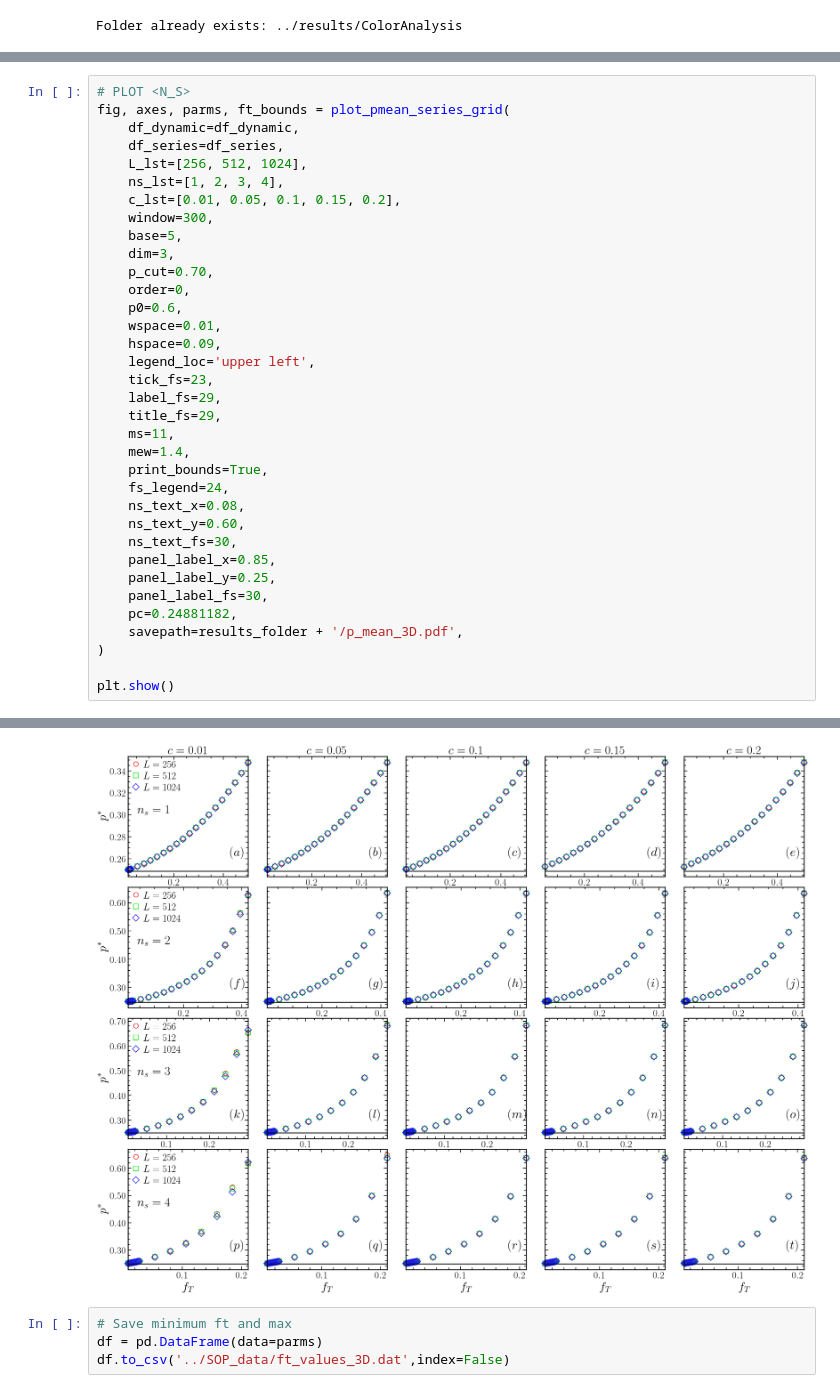
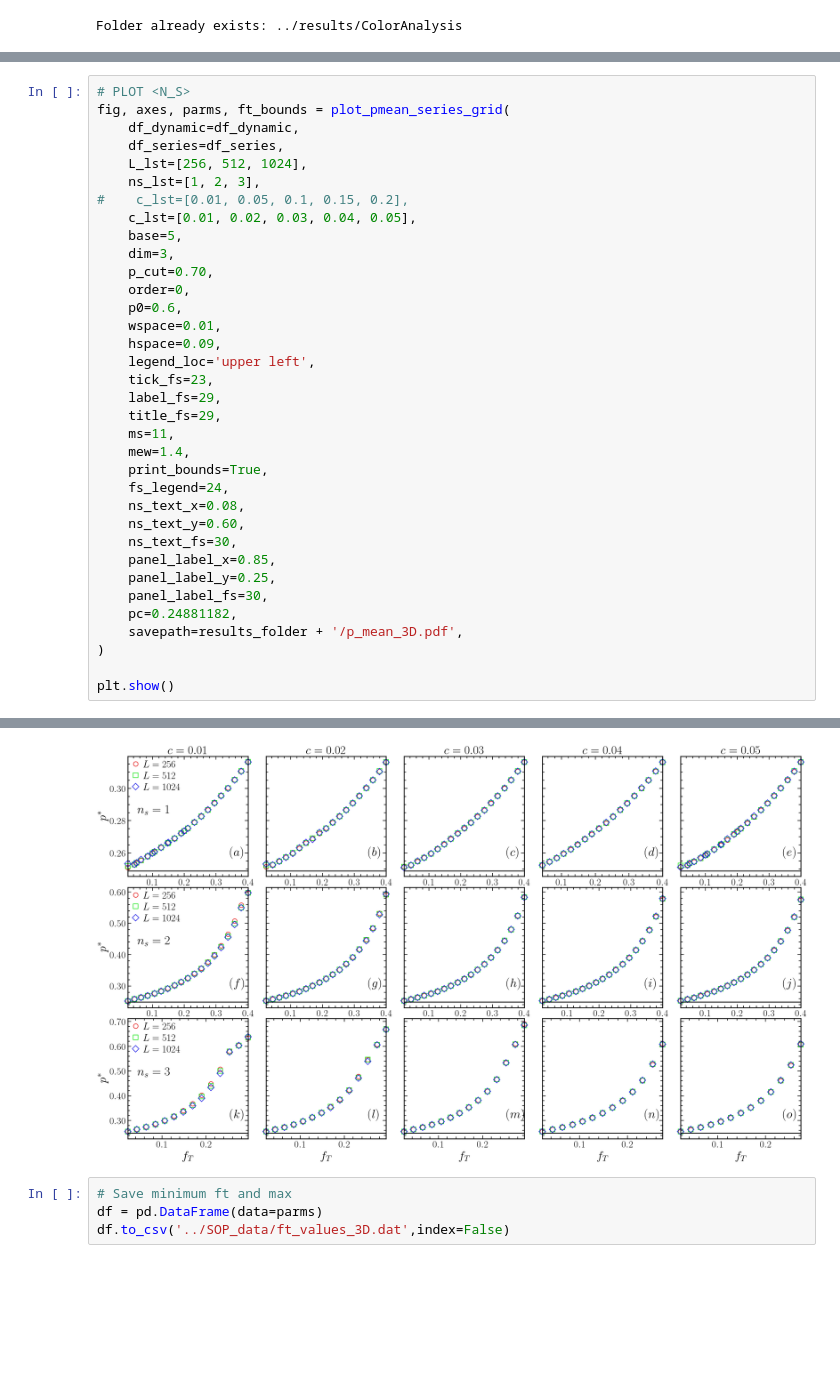
Before and after one commit to JuniorAlencar/self_organization_percolation, a Jupyter notebook: jupyter/Colors_Analysis_3D.ipynb, the cells around one changed output, grey strips where cells are left out. Drawn from its saved outputs; the diff is of its cells as text; blank space fills up the shorter version.

```diff
--- a/jupyter/Colors_Analysis_3D.ipynb
+++ b/jupyter/Colors_Analysis_3D.ipynb
@@ -106,9 +100,9 @@ fig, axes, parms, ft_bounds = plot_pmean_series_grid(
     df_dynamic=df_dynamic,
     df_series=df_series,
     L_lst=[256, 512, 1024],
-    ns_lst=[1, 2, 3, 4],
-    c_lst=[0.01, 0.05, 0.1, 0.15, 0.2],
-    window=300,
+    ns_lst=[1, 2, 3],
+#    c_lst=[0.01, 0.05, 0.1, 0.15, 0.2],
+    c_lst=[0.01, 0.02, 0.03, 0.04, 0.05],
     base=5,
     dim=3,
     p_cut=0.70,
@@ -159,4 +148,4 @@ ns=4 | c=0.20 | rho=0.25000 | ft_min=0.009294 | ft_max=0.211105
-[figure, old version]
+[figure, new version]
 # %%
 # Save minimum ft and max
 df = pd.DataFrame(data=parms)
```
Also changed, not shown: parts of 4 cells of this notebook, 19 other files.
